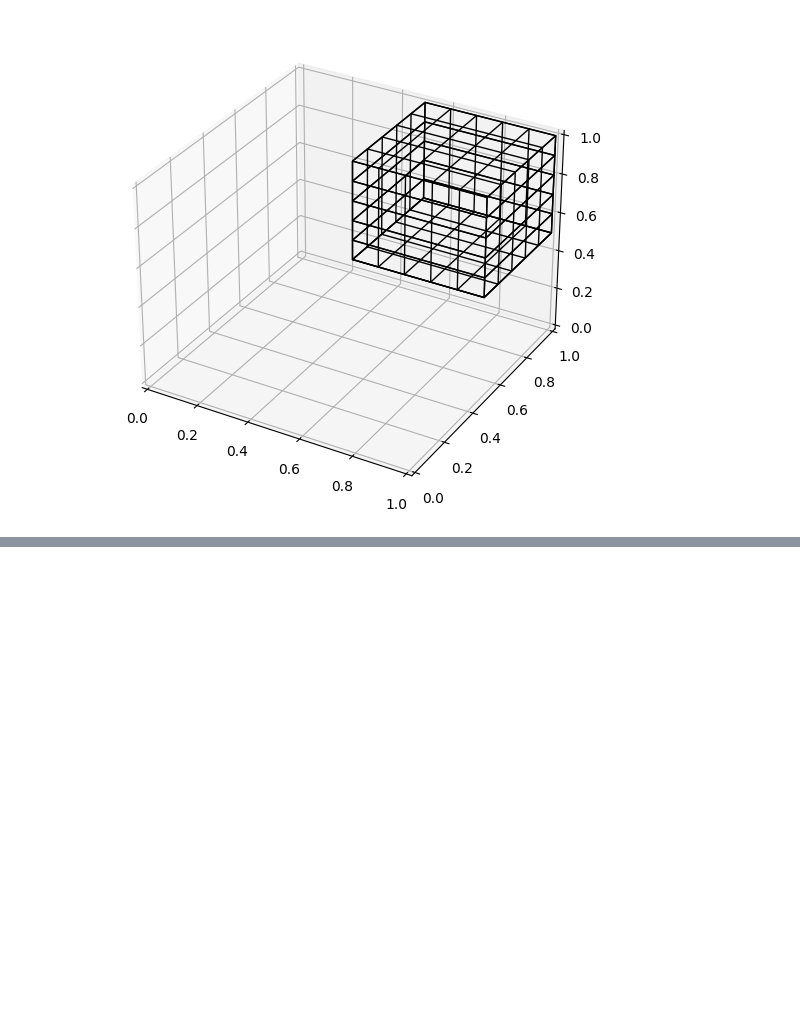
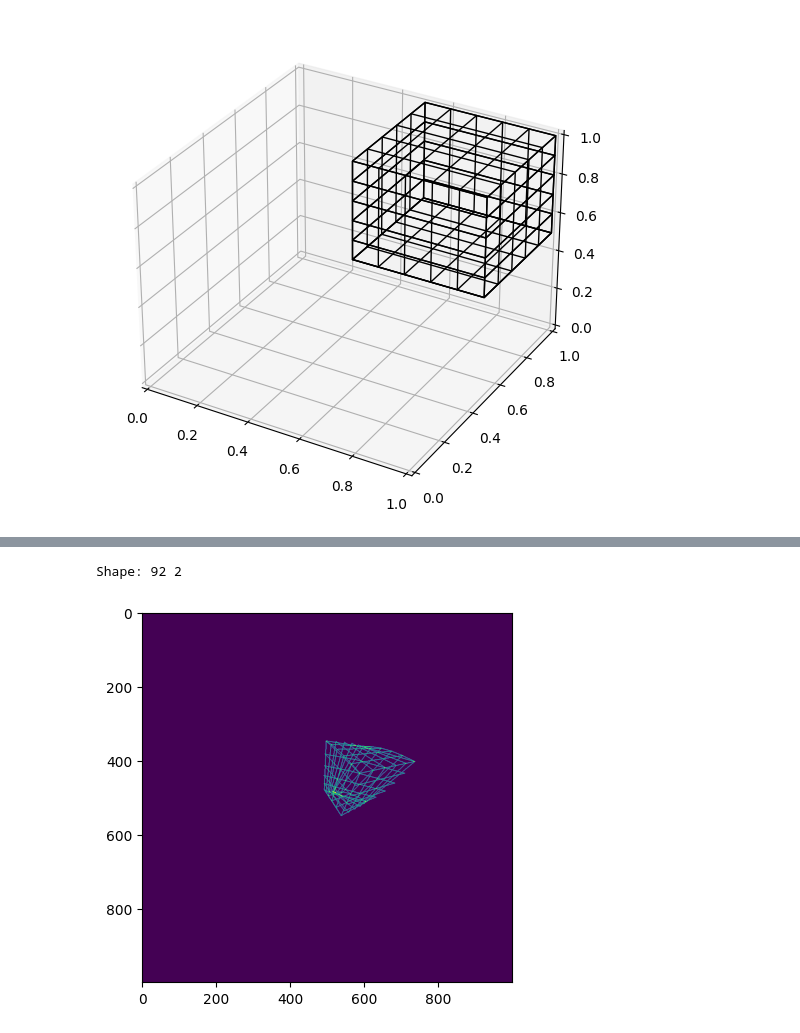
Before and after one commit to Beloin/PythonGraphicLibrary, a Jupyter notebook: camera_tests.ipynb, the cells around one changed output, grey strips where cells are left out. Cells and saved outputs as stored; diff of their text form; code cells hidden in the pictures; blank space fills up the shorter version.

```diff
--- a/camera_tests.ipynb
+++ b/camera_tests.ipynb
@@ -58,0 +82,16 @@ plt.show()
+# %%
+scale_x, scale_y = (1000, 1000)
+scale = (scale_x, scale_y)
+
+new_edges = persp.perspective_edges(edges, eye, scale)
+print("Shape:", len(new_edges), len(new_edges[0]))
+
+mx = [[0 for _ in range(scale_x)] for _ in range(scale_y)]
+pts = draw_edge_list(new_edges, scale)
+insert_points(mx, pts)
+
+plt.imshow(convert_img(mx))
+plt.show()
+# %% [output]
+Shape: 92 2
+[figure, added]
```
Also changed, not shown: parts of 3 cells of this notebook, 4 other files.
